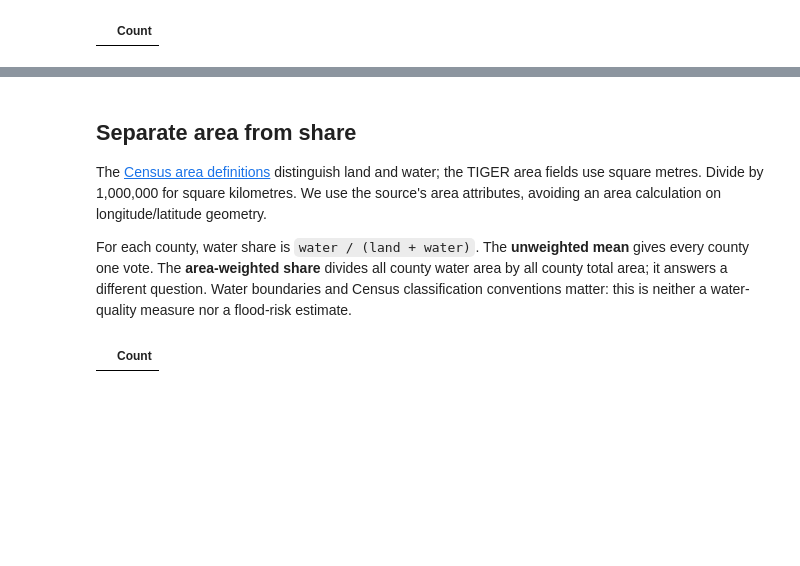
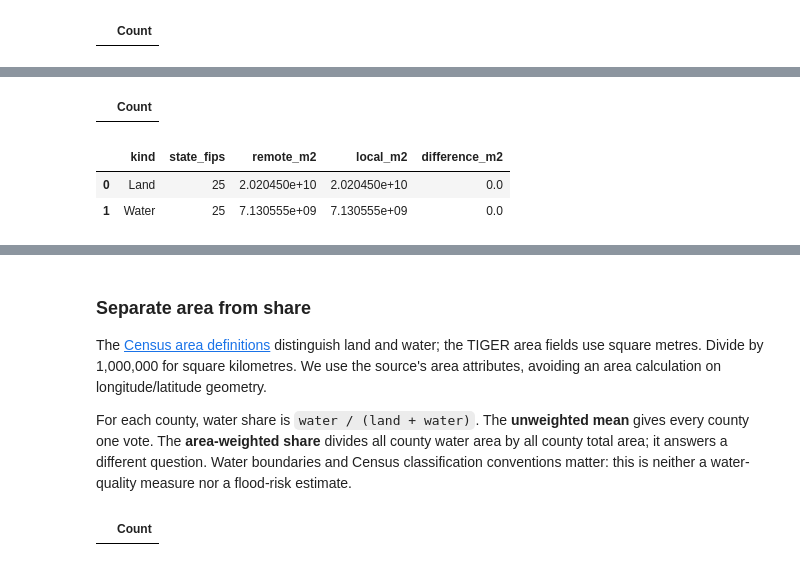
Before and after one commit to Query-farm/vgi-arcgis, a Jupyter notebook: notebooks/01_county_land_and_water.ipynb, the cells around one changed output, grey strips where cells are left out. Saved outputs shown, nothing was run; the diff lists cells and outputs as text; code cells hidden in the pictures; blank space fills up the shorter version.

```diff
--- a/notebooks/01_county_land_and_water.ipynb
+++ b/notebooks/01_county_land_and_water.ipynb
@@ -135,0 +127,20 @@ prose(f"**Availability passed:** {int(a.downloaded_count)} unique counties, matc
+# %%
+%%sql
+CREATE TABLE remote_areas AS
+SELECT 'Land' AS kind,group_value,statistic_value FROM arcgis.main.arcgis_statistics(
+ 'https://tigerweb.geo.census.gov/arcgis/rest/services/TIGERweb/State_County/MapServer/1',
+ 'AREALAND',statistic:='sum',group_by:='STATE',where_clause:='STATE = ''25''')
+UNION ALL
+SELECT 'Water',group_value,statistic_value FROM arcgis.main.arcgis_statistics(
+ 'https://tigerweb.geo.census.gov/arcgis/rest/services/TIGERweb/State_County/MapServer/1',
+ 'AREAWATER',statistic:='sum',group_by:='STATE',where_clause:='STATE = ''25''');
+CREATE TABLE area_reconciliation AS
+WITH local_areas AS (
+ SELECT 'Land' AS kind,sum(land_m2) AS local_m2 FROM county_snapshot
+ UNION ALL SELECT 'Water',sum(water_m2) FROM county_snapshot
+)
+SELECT kind,group_value AS state_fips,statistic_value AS remote_m2,local_m2,
+       statistic_value-local_m2 AS difference_m2
+FROM remote_areas JOIN local_areas USING(kind);
+# %% [output]
+|  | Count |
@@ -135,0 +150,10 @@ prose(f"**Availability passed:** {int(a.downloaded_count)} unique counties, matc
+# %%
+finished_utc = datetime.now(timezone.utc)
+display(reconciled)
+assert len(reconciled) == 2 and (reconciled.state_fips == "25").all()
+assert (reconciled.difference_m2.abs() <= 1).all()
+prose(f"**Both server sums reconcile with the downloaded counties.** The maximum absolute difference is {reconciled.difference_m2.abs().max():.1f} m². Summaries completed at {finished_utc:%Y-%m-%d %H:%M:%S UTC}. All following weighting and cutoff queries reuse the local attributes, so they make no additional ArcGIS requests.")
+# %% [output]
+|  | kind | state_fips | remote_m2 | local_m2 | difference_m2 |
+| 0 | Land | 25 | 2.020450e+10 | 2.020450e+10 | 0.0 |
+| 1 | Water | 25 | 7.130555e+09 | 7.130555e+09 | 0.0 |
@@ -136,5 +161,5 @@ prose(f"**Availability passed:** {int(a.downloaded_count)} unique counties, matc
 # %% [markdown]
-## Separate area from share
+### Separate area from share
 
 The [Census area definitions](https://www2.census.gov/geo/pdfs/reference/GARM/Ch15GARM.pdf) distinguish land and water; the TIGER area fields use square metres. Divide by 1,000,000 for square kilometres. We use the source's area attributes, avoiding an area calculation on longitude/latitude geometry.
 
```
Also changed, not shown: parts of 24 cells of this notebook, 11 other files.
